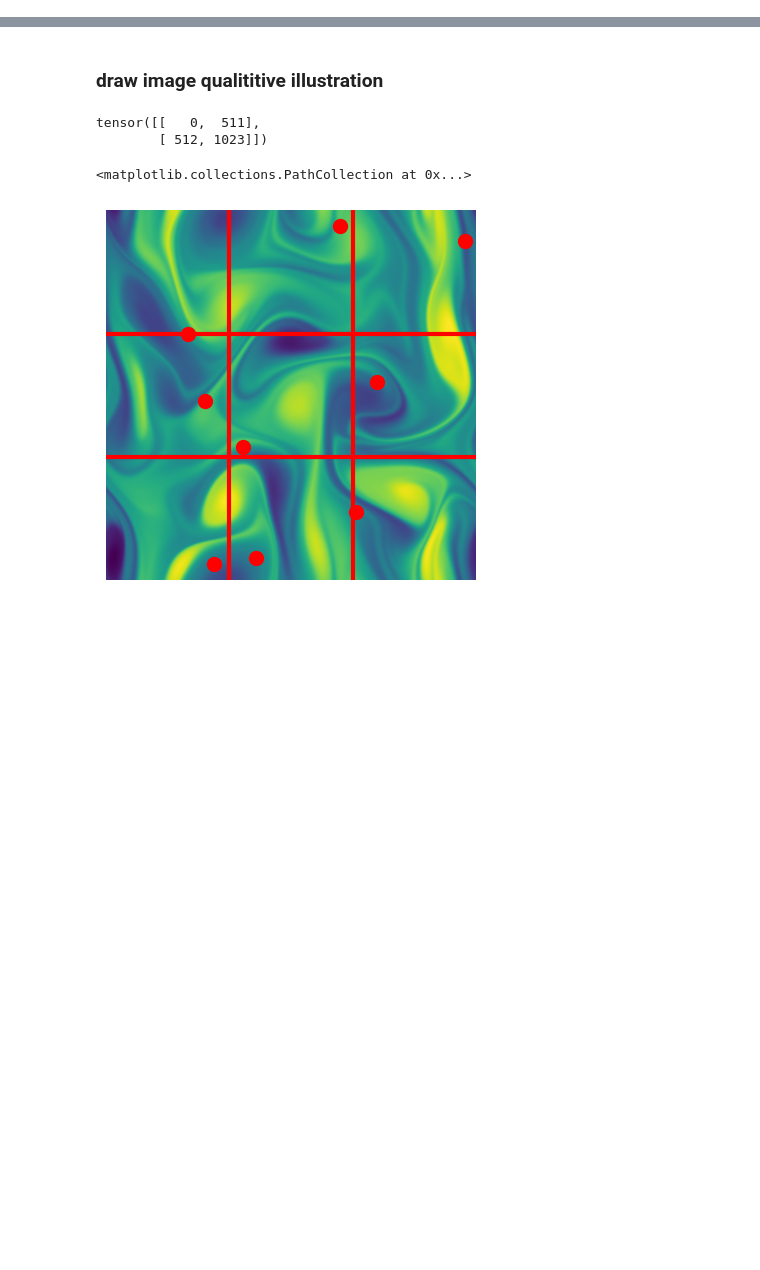
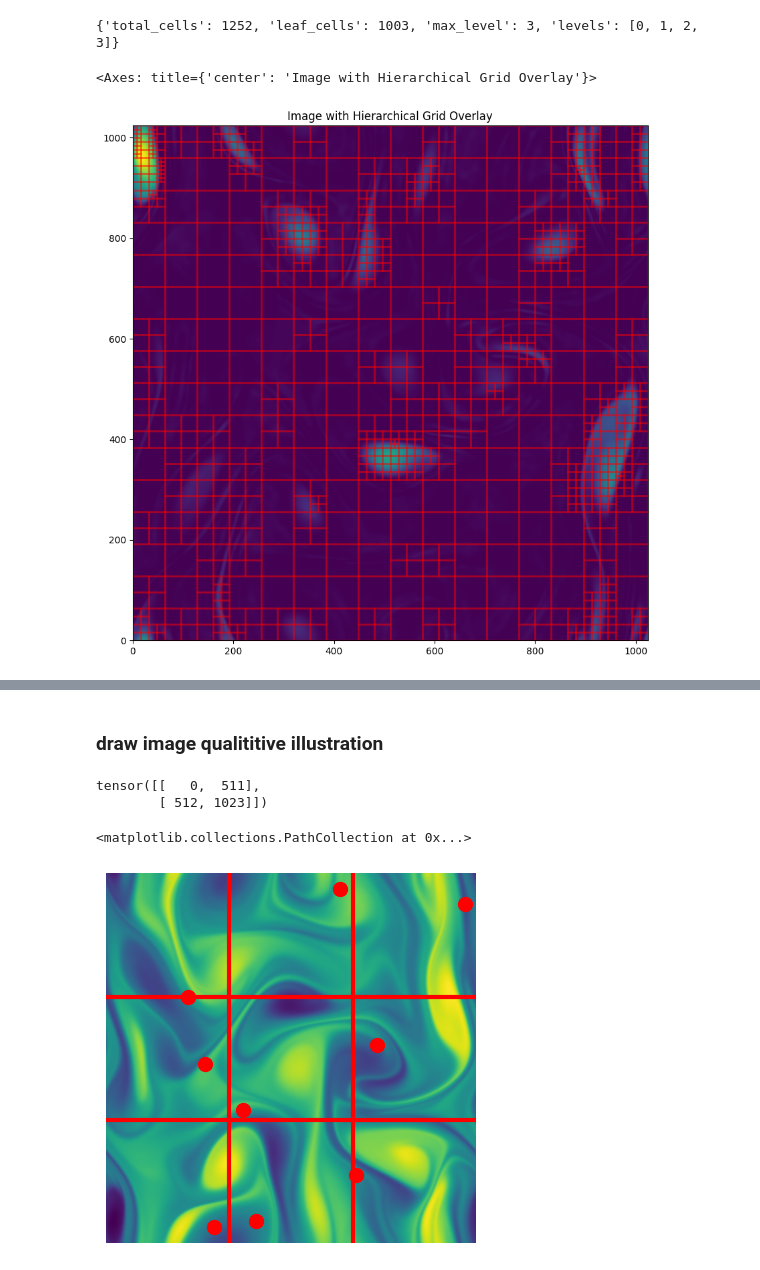
Before and after one commit to guangzhao27/inr_sampling, a Jupyter notebook: inr_sample/Run_Test.ipynb, the cells around one changed output, grey strips where cells are left out. Cells and saved outputs as stored; diff of their text form; code cells hidden in the pictures; blank space fills up the shorter version.

```diff
--- a/inr_sample/Run_Test.ipynb
+++ b/inr_sample/Run_Test.ipynb
@@ -372,0 +232,62 @@ tensor(0.8901)
+# %%
+# evaluation function is loss std* cell area ground truth
+
+from train_utility_sampling.taylor_estimation import estimate_frobenius_norm_corrected, grad_estimation, grad_estimation_fully_batched
+from utils.quadtree import HierarchicalImageGrid
+grid = HierarchicalImageGrid(1024, 1024, initial_grid_size=16)
+
+grid.get_statistics()
+
+center, dimension = grid.get_leaf_centers_tensor()
+mname = 'adaptive'
+from train_utility_sampling.SamplerWrapper import INRSingle2dAdaptiveSamplerWrapper
+
+# inr_sampler = create_inr_sampler(cfg, inr, graph_ori, current_date_str, run_name)
+sampler =  INRSingle2dAdaptiveSamplerWrapper(inr, 0, image_width=1024, sample_rate=0.001, device=device)
+
+evaluation_function = sampler._create_evaluation_function(graph_ori, mode='loss')
+
+# from train_utility_sampling.taylor_estimation import (
+#     grad_variance_ground_truth,
+#     cell_grad_variance_estimate_with_norm_corrected,
+#     cell_grad_variance_estimate_with_jacrev,
+#     grad_variance_ground_truth,
+# )
+# def evaluation_function(cell):
+
+#     cell_cor_range = torch.tensor([[cell.y_start, cell.y_end, cell.x_start, cell.x_end]])
+#     cell_variance = cell_grad_variance_estimate_with_jacrev(cell_cor_range, graph_ori, inr, device)
+#     return cell_variance * (cell.y_end - cell.y_start+ 1) * (cell.x_end - cell.x_start+1)
+
+# # evaluation_function = lambda x: cell_grad_variance_estimate_with_jacrev(x, graph_ori, inr, device)
+grid.iterative_subdivision(evaluation_function, iterations=10, percentage=5, batch_mode = True)
+print(grid.get_statistics())
+# %% [output]
+{'total_cells': 1252, 'leaf_cells': 1003, 'max_level': 3, 'levels': [0, 1, 2, 3]}
+# %%
+cell_values = grid.evaluate_cells(evaluation_function, batch_mode=True)
+new_children = grid.subdivide_top_cells(cell_values, 1)
+
+
+graph = graph_ori.to(device)
+features = graph.feat.view(H, H, 1)
+coords = graph.space_emb.detach().view(H, H, 2)
+
+rate = 1
+
+features = features[::rate, ::rate]
+coords = coords[::rate, ::rate]
+
+for t in [100]:
+    inr = load_inr(t, model_dir)
+    reconfeature = inr(coords)
+
+    params = list(inr.parameters())
+
+    per_pix_losses = loss_function(reconfeature, features)
+image = per_pix_losses[..., 0].detach().cpu()
+
+grid.draw_with_image(image)
+# %% [output]
+<Axes: title={'center': 'Image with Hierarchical Grid Overlay'}>
+[figure, added]
```
Also changed, not shown: parts of 48 cells of this notebook, 18 other files.
